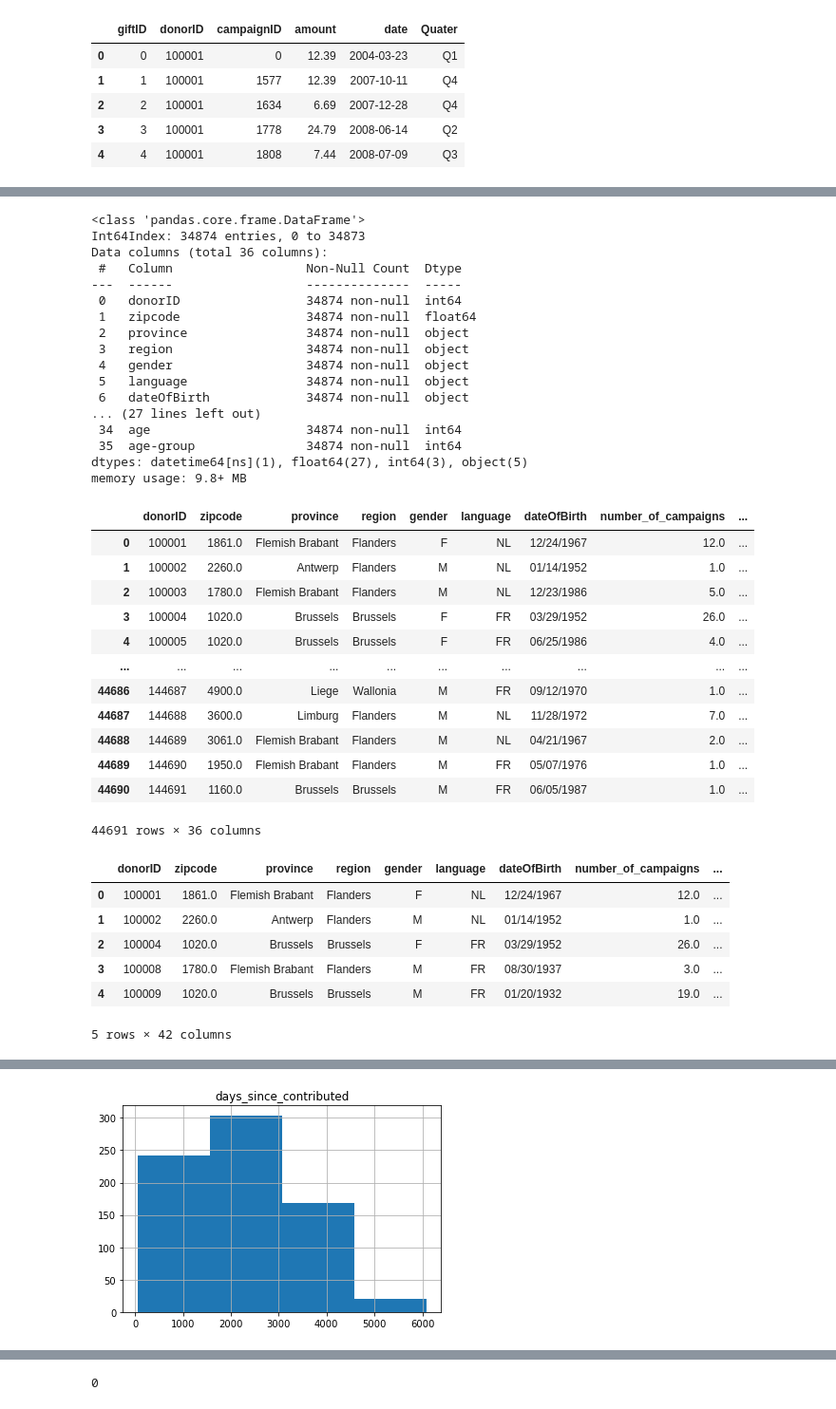
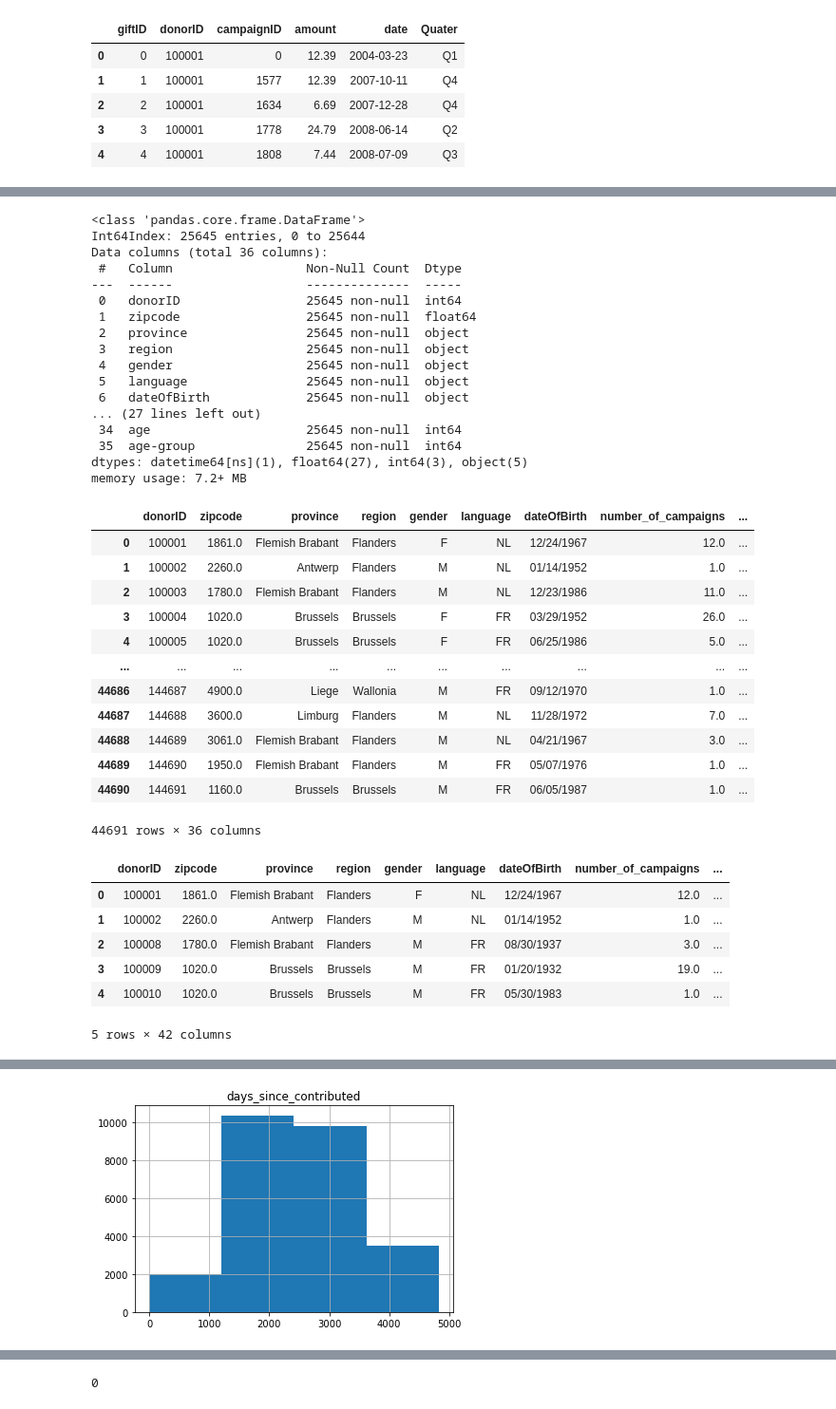
Before and after one commit to vinayrajagopalan7891/DSC-RE-ACTIVATION-CAMPAIGN-Predictive-Analysis, a Jupyter notebook: second_run.ipynb, the cells around one changed output, grey strips where cells are left out. Shown at 95% size. Drawn from its saved outputs; the diff is of its cells as text; code cells hidden in the pictures.

```diff
--- a/second_run.ipynb
+++ b/second_run.ipynb
@@ -15,12 +15,12 @@ donors = pd.read_csv('./data/donors.csv')
 
 gifts = pd.read_csv('./data/gifts.csv')
 
-campaigns_campaign_id = pd.read_csv('./data/selection campaign 6169.csv')
+campaigns_campaign_id = pd.read_csv('./data/selection campaign 7244.csv')
 # %%
-end_date_for_ind_variable = datetime.datetime(2018, 8, 4)
-campaign_launched = datetime.datetime(2018, 9, 4)
-end_date_tar_variable = datetime.datetime(2019, 6, 18)
-campaign_id = 6169
+end_date_for_ind_variable = datetime.datetime(2019, 5, 18)
+campaign_launched = datetime.datetime(2019, 6, 18)
+end_date_tar_variable = datetime.datetime(2020, 1, 1)
+campaign_id = 7244
 # %% [markdown]
 # GIFTS
 # %% [markdown]
@@ -315,35 +315,35 @@ selected_donors.head()
 selected_donors.info()
 # %% [output]
 <class 'pandas.core.frame.DataFrame'>
-Int64Index: 34874 entries, 0 to 34873
+Int64Index: 25645 entries, 0 to 25644
 Data columns (total 36 columns):
  #   Column                  Non-Null Count  Dtype
 ---  ------                  --------------  -----
- 0   donorID                 34874 non-null  int64
- 1   zipcode                 34874 non-null  float64
- 2   province                34874 non-null  object
- 3   region                  34874 non-null  object
- 4   gender                  34874 non-null  object
- 5   language                34874 non-null  object
- 6   dateOfBirth             34874 non-null  object
+ 0   donorID                 25645 non-null  int64
+ 1   zipcode                 25645 non-null  float64
+ 2   province                25645 non-null  object
+ 3   region                  25645 non-null  object
+ 4   gender                  25645 non-null  object
+ 5   language                25645 non-null  object
+ 6   dateOfBirth             25645 non-null  object
 ... (27 lines left out)
- 34  age                     34874 non-null  int64
- 35  age-group               34874 non-null  int64
+ 34  age                     25645 non-null  int64
+ 35  age-group               25645 non-null  int64
 dtypes: datetime64[ns](1), float64(27), int64(3), object(5)
-memory usage: 9.8+ MB
+memory usage: 7.2+ MB
 # %%
 donors
 # %% [output]
 |  | donorID | zipcode | province | region | gender | language | dateOfBirth | number_of_campaigns | ... |
 | 0 | 100001 | 1861.0 | Flemish Brabant | Flanders | F | NL | 12/24/1967 | 12.0 | ... |
 | 1 | 100002 | 2260.0 | Antwerp | Flanders | M | NL | 01/14/1952 | 1.0 | ... |
-| 2 | 100003 | 1780.0 | Flemish Brabant | Flanders | M | NL | 12/23/1986 | 5.0 | ... |
+| 2 | 100003 | 1780.0 | Flemish Brabant | Flanders | M | NL | 12/23/1986 | 11.0 | ... |
 | 3 | 100004 | 1020.0 | Brussels | Brussels | F | FR | 03/29/1952 | 26.0 | ... |
-| 4 | 100005 | 1020.0 | Brussels | Brussels | F | FR | 06/25/1986 | 4.0 | ... |
+| 4 | 100005 | 1020.0 | Brussels | Brussels | F | FR | 06/25/1986 | 5.0 | ... |
 | ... | ... | ... | ... | ... | ... | ... | ... | ... | ... |
 | 44686 | 144687 | 4900.0 | Liege | Wallonia | M | FR | 09/12/1970 | 1.0 | ... |
 | 44687 | 144688 | 3600.0 | Limburg | Flanders | M | NL | 11/28/1972 | 7.0 | ... |
-| 44688 | 144689 | 3061.0 | Flemish Brabant | Flanders | M | NL | 04/21/1967 | 2.0 | ... |
+| 44688 | 144689 | 3061.0 | Flemish Brabant | Flanders | M | NL | 04/21/1967 | 3.0 | ... |
 | 44689 | 144690 | 1950.0 | Flemish Brabant | Flanders | M | FR | 05/07/1976 | 1.0 | ... |
 | 44690 | 144691 | 1160.0 | Brussels | Brussels | M | FR | 06/05/1987 | 1.0 | ... |
 44691 rows × 36 columns
@@ -365,9 +365,9 @@ selected_donors.head()
 |  | donorID | zipcode | province | region | gender | language | dateOfBirth | number_of_campaigns | ... |
 | 0 | 100001 | 1861.0 | Flemish Brabant | Flanders | F | NL | 12/24/1967 | 12.0 | ... |
 | 1 | 100002 | 2260.0 | Antwerp | Flanders | M | NL | 01/14/1952 | 1.0 | ... |
-| 2 | 100004 | 1020.0 | Brussels | Brussels | F | FR | 03/29/1952 | 26.0 | ... |
-| 3 | 100008 | 1780.0 | Flemish Brabant | Flanders | M | FR | 08/30/1937 | 3.0 | ... |
-| 4 | 100009 | 1020.0 | Brussels | Brussels | M | FR | 01/20/1932 | 19.0 | ... |
+| 2 | 100008 | 1780.0 | Flemish Brabant | Flanders | M | FR | 08/30/1937 | 3.0 | ... |
+| 3 | 100009 | 1020.0 | Brussels | Brussels | M | FR | 01/20/1932 | 19.0 | ... |
+| 4 | 100010 | 1020.0 | Brussels | Brussels | M | FR | 05/30/1983 | 1.0 | ... |
 5 rows × 42 columns
 # %%
 for column in selected_donors.columns:
@@ -391,11 +391,11 @@ date
 Quater
 has_contributed
 # %%
-selected_donors.loc[selected_donors['has_contributed'] == 1, :].hist('days_since_contributed', bins = 4)
+selected_donors.hist('days_since_contributed', bins = 4)
 
 selected_donors['class_based_on_last_contribution_day'] = np.where(selected_donors['days_since_contributed'] > 4500, 'D', np.where(selected_donors['days_since_contributed'] > 3000, 'C',  np.where(selected_donors['days_since_contributed'] > 1700, 'A', 'B')))
 # %% [output]
-[figure, old version]
+[figure, new version]
 # %%
 selected_donors.loc[:,['days_since_contributed','class_based_on_last_contribution_day']]
 # %% [output]
```
Also changed, not shown: parts of 73 cells of this notebook.
